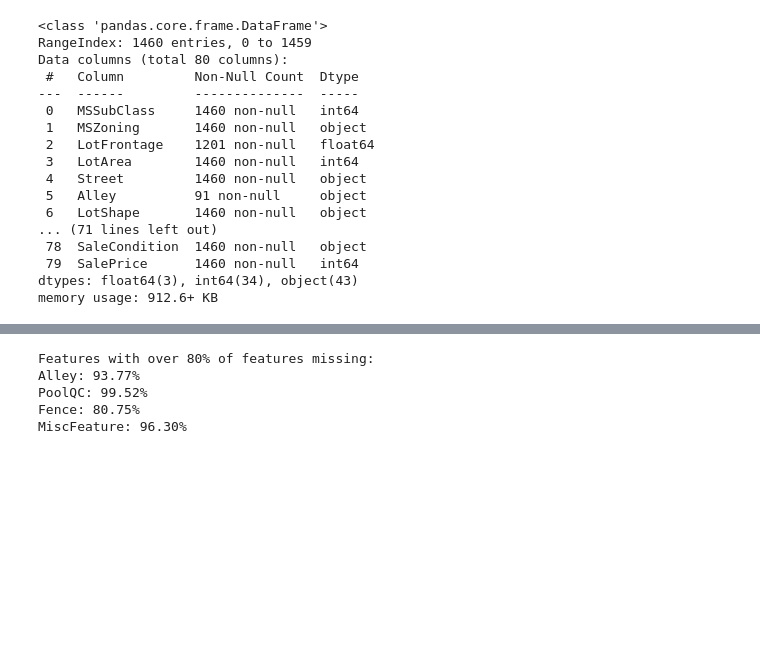
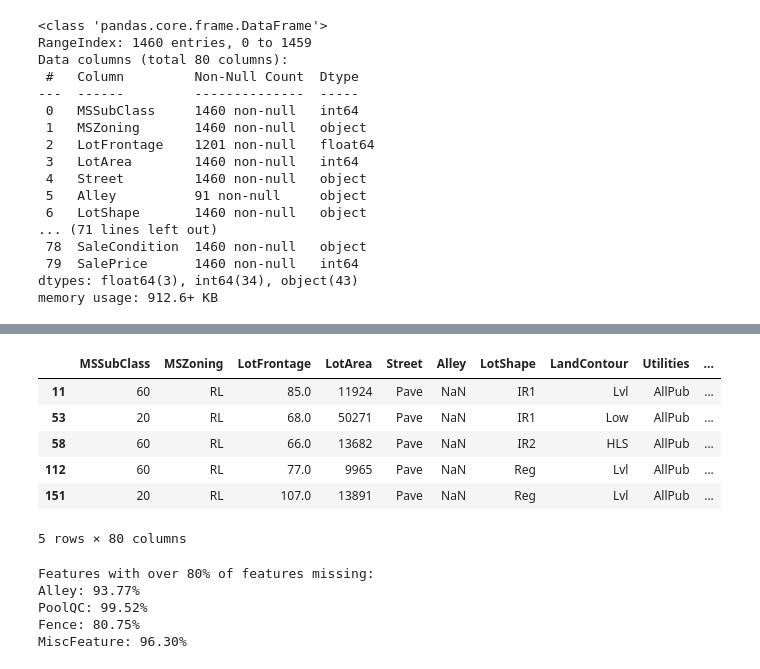
Before and after one commit to Ryan95Z/ml-house-prices, a Jupyter notebook: notebooks/House Prices - EDA.ipynb, the cells around one changed output, grey strips where cells are left out. Drawn from its saved outputs; the diff is of its cells as text; code cells hidden in the pictures; blank space fills up the shorter version.

```diff
--- a/notebooks/House Prices - EDA.ipynb
+++ b/notebooks/House Prices - EDA.ipynb
@@ -45,3 +75,13 @@ memory usage: 912.6+ KB
+# %%
+expensive_houses_df.head()
+# %% [output]
+|  | MSSubClass | MSZoning | LotFrontage | LotArea | Street | Alley | LotShape | LandContour | Utilities | ... |
+| 11 | 60 | RL | 85.0 | 11924 | Pave | NaN | IR1 | Lvl | AllPub | ... |
+| 53 | 20 | RL | 68.0 | 50271 | Pave | NaN | IR1 | Low | AllPub | ... |
+| 58 | 60 | RL | 66.0 | 13682 | Pave | NaN | IR2 | HLS | AllPub | ... |
+| 112 | 60 | RL | 77.0 | 9965 | Pave | NaN | Reg | Lvl | AllPub | ... |
+| 151 | 20 | RL | 107.0 | 13891 | Pave | NaN | Reg | Lvl | AllPub | ... |
+5 rows × 80 columns
 # %%
 cols = house_prices_train.columns
 cols_to_remove = []
```
Also changed, not shown: parts of 6 cells of this notebook.
